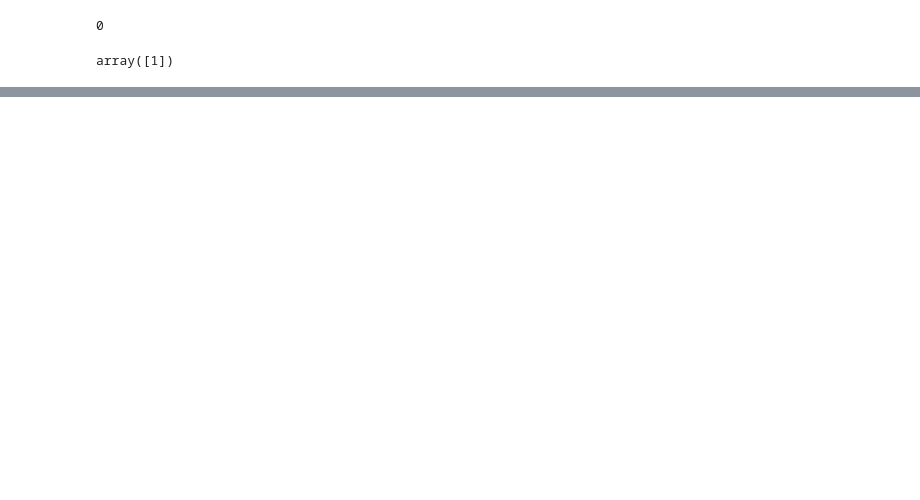
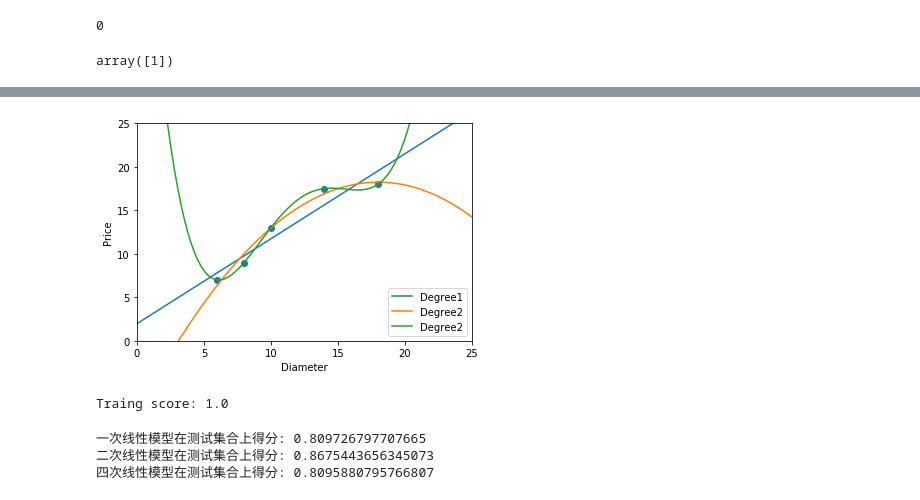
Before and after one commit to AustinYanghc/Python-ILP, a Jupyter notebook: smilingskin.ipynb, the cells around one changed output, grey strips where cells are left out. Cells and saved outputs as stored; diff of their text form; code cells hidden in the pictures; blank space fills up the shorter version.

```diff
--- a/smilingskin.ipynb
+++ b/smilingskin.ipynb
@@ -71,0 +178,37 @@ array([1])
+# %%
+# 进行四次线性回归模型拟合
+poly4 = PolynomialFeatures(degree=4)    # 4次多项式特征生成器
+x_train_poly4 = poly4.fit_transform(x_train)
+# 建立模型预测
+regressor_poly4 = LinearRegression()
+regressor_poly4.fit(x_train_poly4, y_train)
+# 画出2次线性回归的图
+xx_poly4 = poly4.transform(xx)
+yy_poly4 = regressor_poly4.predict(xx_poly4)
+plt.scatter(x_train, y_train)
+plt1, = plt.plot(xx, yy, label="Degree1")
+plt2, = plt.plot(xx, yy_poly2, label="Degree2")
+plt4, = plt.plot(xx, yy_poly4, label="Degree2")
+plt.axis([0, 25, 0, 25])
+plt.xlabel("Diameter")
+plt.ylabel("Price")
+plt.legend(handles=[plt1, plt2, plt4])
+plt.show()
+# 输出二次回归模型的预测样本评分
+print("Traing score:", regressor_poly4.score(x_train_poly4, y_train))
+# %% [output]
+[figure, added]
+Traing score: 1.0
+# %%
+# 准备测试数据
+x_test = [[6], [8], [11], [16]]
+y_test = [[8], [12], [15], [18]]
+print("一次线性模型在测试集合上得分:", regressor.score(x_test, y_test))   # 0.809726797707665
+x_test_poly2 = poly2.transform(x_test)
+print("二次线性模型在测试集合上得分:", regressor_poly2.score(x_test_poly2, y_test))   # 0.8675443656345054
+x_test_poly4 = poly4.transform(x_test)
+print("四次线性模型在测试集合上得分:", regressor_poly4.score(x_test_poly4, y_test))   # 0.8095880795746723
+# %% [output]
+一次线性模型在测试集合上得分: 0.809726797707665
+二次线性模型在测试集合上得分: 0.8675443656345073
+四次线性模型在测试集合上得分: 0.8095880795766807
```
Also changed, not shown: parts of 9 cells of this notebook.
